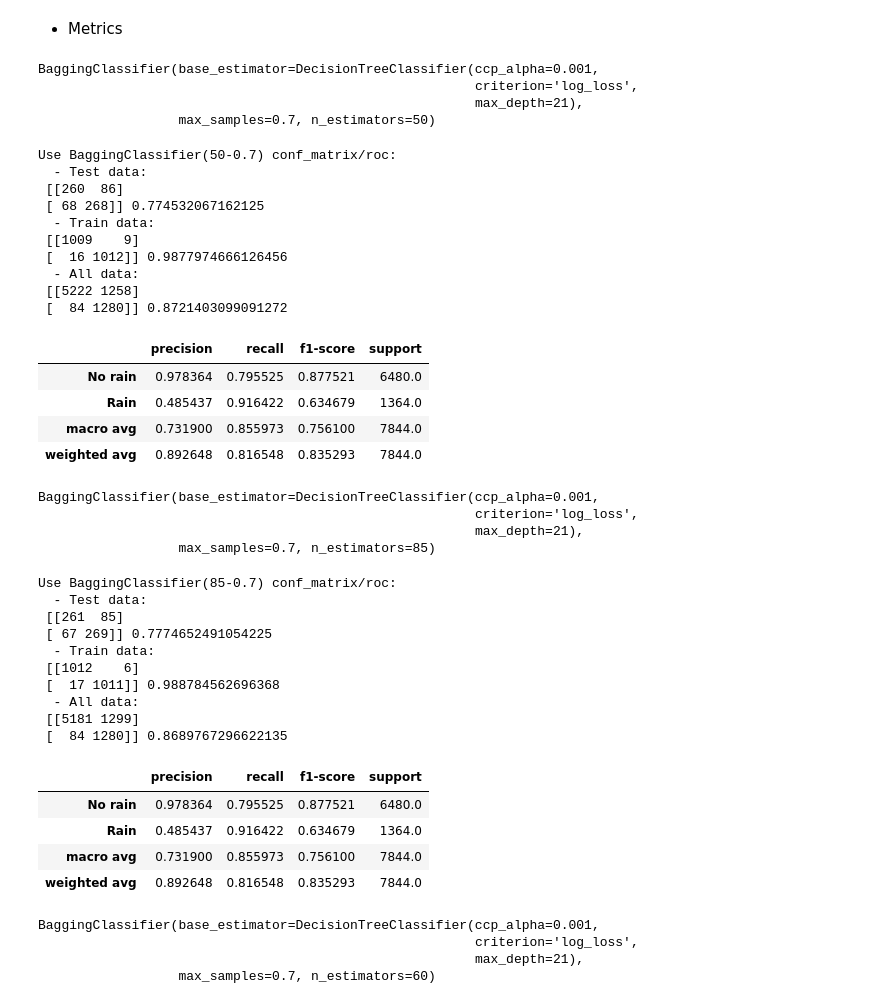
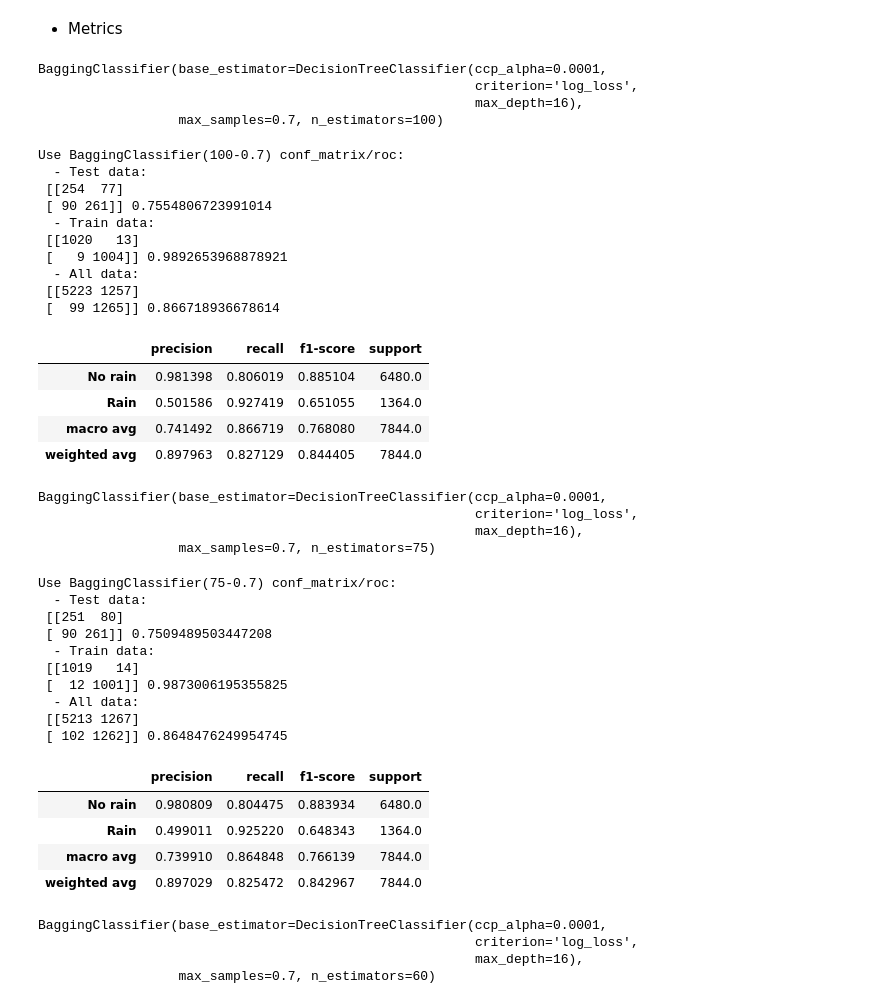
Before and after one commit to jatorrespinosa/tfm_predictor, a Jupyter notebook: 3-classification_models.ipynb, the cells around one changed output. Drawn from its saved outputs; the diff is of its cells as text; code cells hidden in the pictures.

```diff
--- a/3-classification_models.ipynb
+++ b/3-classification_models.ipynb
@@ -634,22 +635,22 @@ bg_results.sort_values(by='All').query('Train > .01').head(15)
 * Metrics
 # %%
 # Model base
-dt = DecisionTreeClassifier(max_depth=21, ccp_alpha=.001, criterion='log_loss')
+dt = DecisionTreeClassifier(max_depth=16, ccp_alpha=.0001, criterion='log_loss')
 # %%
 # -- BaggingClassifier
-bg_mod = BaggingClassifier(base_estimator=dt, n_estimators=50, max_samples=.7)
+bg_mod = BaggingClassifier(base_estimator=dt, n_estimators=100, max_samples=.7)
 bg_mod.fit(p.splited['rain']['X_train'], p.splited['rain']['y_train'])
 # %% [output]
-BaggingClassifier(base_estimator=DecisionTreeClassifier(ccp_alpha=0.001,
+BaggingClassifier(base_estimator=DecisionTreeClassifier(ccp_alpha=0.0001,
                                                         criterion='log_loss',
-                                                        max_depth=21),
-                  max_samples=0.7, n_estimators=50)
+                                                        max_depth=16),
+                  max_samples=0.7, n_estimators=100)
 # %%
 # Predictions
 y_pred = bg_mod.predict(p.splited['rain']['X_test'])
 y_pred1 = bg_mod.predict(p.splited['rain']['X_train'])
 y_pred2 = bg_mod.predict(rain_sc)
-print("Use BaggingClassifier(50-0.7) conf_matrix/roc:\n",
+print("Use BaggingClassifier(100-0.7) conf_matrix/roc:\n",
       " - Test data:\n",
       confusion_matrix(p.splited['rain']['y_test'], y_pred),
       roc_auc_score(p.splited['rain']['y_test'], y_pred),'\n',
@@ -660,43 +661,43 @@ print("Use BaggingClassifier(50-0.7) conf_matrix/roc:\n",
       confusion_matrix(p.y['rain'], y_pred2),
       roc_auc_score(p.y['rain'], y_pred2))
 # %% [output]
-Use BaggingClassifier(50-0.7) conf_matrix/roc:
+Use BaggingClassifier(100-0.7) conf_matrix/roc:
   - Test data:
- [[260  86]
- [ 68 268]] 0.774532067162125
+ [[254  77]
+ [ 90 261]] 0.7554806723991014
   - Train data:
- [[1009    9]
- [  16 1012]] 0.9877974666126456
+ [[1020   13]
+ [   9 1004]] 0.9892653968878921
   - All data:
- [[5222 1258]
- [  84 1280]] 0.8721403099091272
+ [[5223 1257]
+ [  99 1265]] 0.866718936678614
 # %%
 # Report
-a = classification_report(p.y['rain'], pred_all, target_names=['No rain', 'Rain'],
+a = classification_report(p.y['rain'], y_pred2, target_names=['No rain', 'Rain'],
                           output_dict=True)
 del a['accuracy']
 pd.DataFrame(a).T
 # %% [output]
 |  | precision | recall | f1-score | support |
-| No rain | 0.978364 | 0.795525 | 0.877521 | 6480.0 |
-| Rain | 0.485437 | 0.916422 | 0.634679 | 1364.0 |
-| macro avg | 0.731900 | 0.855973 | 0.756100 | 7844.0 |
-| weighted avg | 0.892648 | 0.816548 | 0.835293 | 7844.0 |
+| No rain | 0.981398 | 0.806019 | 0.885104 | 6480.0 |
+| Rain | 0.501586 | 0.927419 | 0.651055 | 1364.0 |
+| macro avg | 0.741492 | 0.866719 | 0.768080 | 7844.0 |
+| weighted avg | 0.897963 | 0.827129 | 0.844405 | 7844.0 |
 # %%
 # -- BaggingClassifier
-bg_mod = BaggingClassifier(base_estimator=dt, n_estimators=85, max_samples=.7)
+bg_mod = BaggingClassifier(base_estimator=dt, n_estimators=75, max_samples=.7)
 bg_mod.fit(p.splited['rain']['X_train'], p.splited['rain']['y_train'])
 # %% [output]
-BaggingClassifier(base_estimator=DecisionTreeClassifier(ccp_alpha=0.001,
+BaggingClassifier(base_estimator=DecisionTreeClassifier(ccp_alpha=0.0001,
                                                         criterion='log_loss',
-                                                        max_depth=21),
-                  max_samples=0.7, n_estimators=85)
+                                                        max_depth=16),
+                  max_samples=0.7, n_estimators=75)
 # %%
 # Predictions
 y_pred = bg_mod.predict(p.splited['rain']['X_test'])
 y_pred1 = bg_mod.predict(p.splited['rain']['X_train'])
 y_pred2 = bg_mod.predict(rain_sc)
-print("Use BaggingClassifier(85-0.7) conf_matrix/roc:\n",
+print("Use BaggingClassifier(75-0.7) conf_matrix/roc:\n",
       " - Test data:\n",
       confusion_matrix(p.splited['rain']['y_test'], y_pred),
       roc_auc_score(p.splited['rain']['y_test'], y_pred),'\n',
@@ -707,36 +708,36 @@ print("Use BaggingClassifier(85-0.7) conf_matrix/roc:\n",
       confusion_matrix(p.y['rain'], y_pred2),
       roc_auc_score(p.y['rain'], y_pred2))
 # %% [output]
-Use BaggingClassifier(85-0.7) conf_matrix/roc:
+Use BaggingClassifier(75-0.7) conf_matrix/roc:
   - Test data:
- [[261  85]
- [ 67 269]] 0.7774652491054225
+ [[251  80]
+ [ 90 261]] 0.7509489503447208
   - Train data:
- [[1012    6]
- [  17 1011]] 0.988784562696368
+ [[1019   14]
+ [  12 1001]] 0.9873006195355825
   - All data:
- [[5181 1299]
- [  84 1280]] 0.8689767296622135
+ [[5213 1267]
+ [ 102 1262]] 0.8648476249954745
 # %%
 # Report
-a = classification_report(p.y['rain'], pred_all, target_names=['No rain', 'Rain'],
+a = classification_report(p.y['rain'], y_pred2, target_names=['No rain', 'Rain'],
                           output_dict=True)
 del a['accuracy']
 pd.DataFrame(a).T
 # %% [output]
 |  | precision | recall | f1-score | support |
-| No rain | 0.978364 | 0.795525 | 0.877521 | 6480.0 |
-| Rain | 0.485437 | 0.916422 | 0.634679 | 1364.0 |
-| macro avg | 0.731900 | 0.855973 | 0.756100 | 7844.0 |
-| weighted avg | 0.892648 | 0.816548 | 0.835293 | 7844.0 |
+| No rain | 0.980809 | 0.804475 | 0.883934 | 6480.0 |
+| Rain | 0.499011 | 0.925220 | 0.648343 | 1364.0 |
+| macro avg | 0.739910 | 0.864848 | 0.766139 | 7844.0 |
+| weighted avg | 0.897029 | 0.825472 | 0.842967 | 7844.0 |
 # %%
 # -- BaggingClassifier
 bg_mod = BaggingClassifier(base_estimator=dt, n_estimators=60, max_samples=.7)
 bg_mod.fit(p.splited['rain']['X_train'], p.splited['rain']['y_train'])
 # %% [output]
-BaggingClassifier(base_estimator=DecisionTreeClassifier(ccp_alpha=0.001,
+BaggingClassifier(base_estimator=DecisionTreeClassifier(ccp_alpha=0.0001,
                                                         criterion='log_loss',
-                                                        max_depth=21),
+                                                        max_depth=16),
                   max_samples=0.7, n_estimators=60)
 # %%
 # Predictions
```
Also changed, not shown: parts of 18 cells of this notebook.
